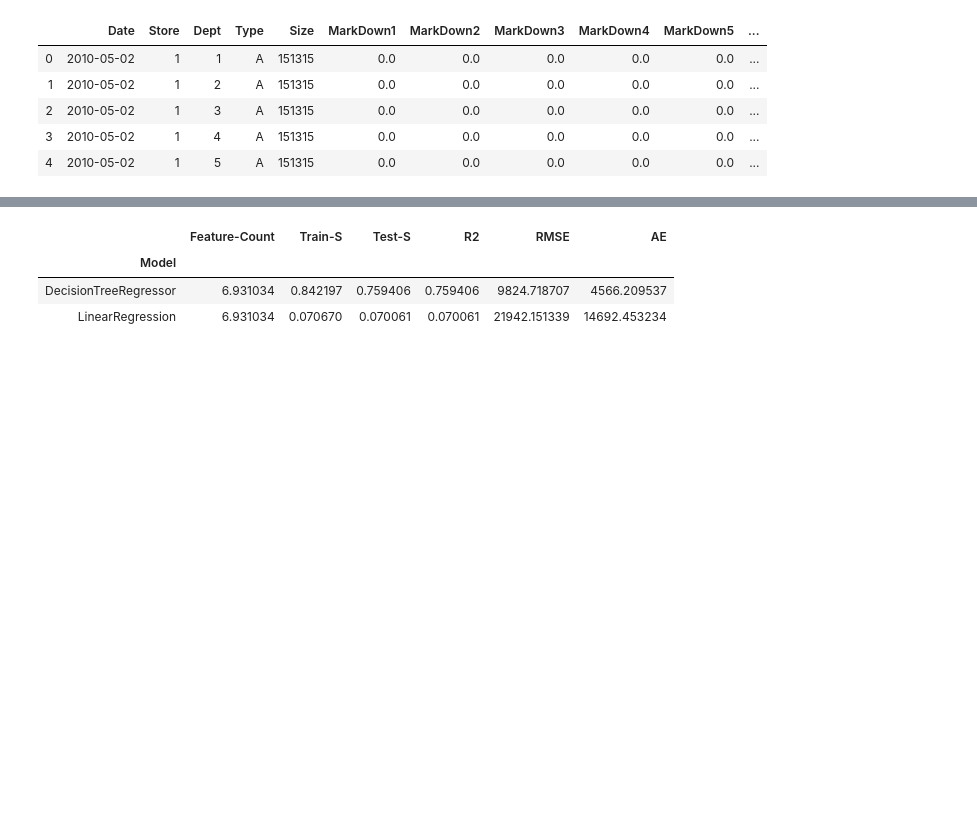
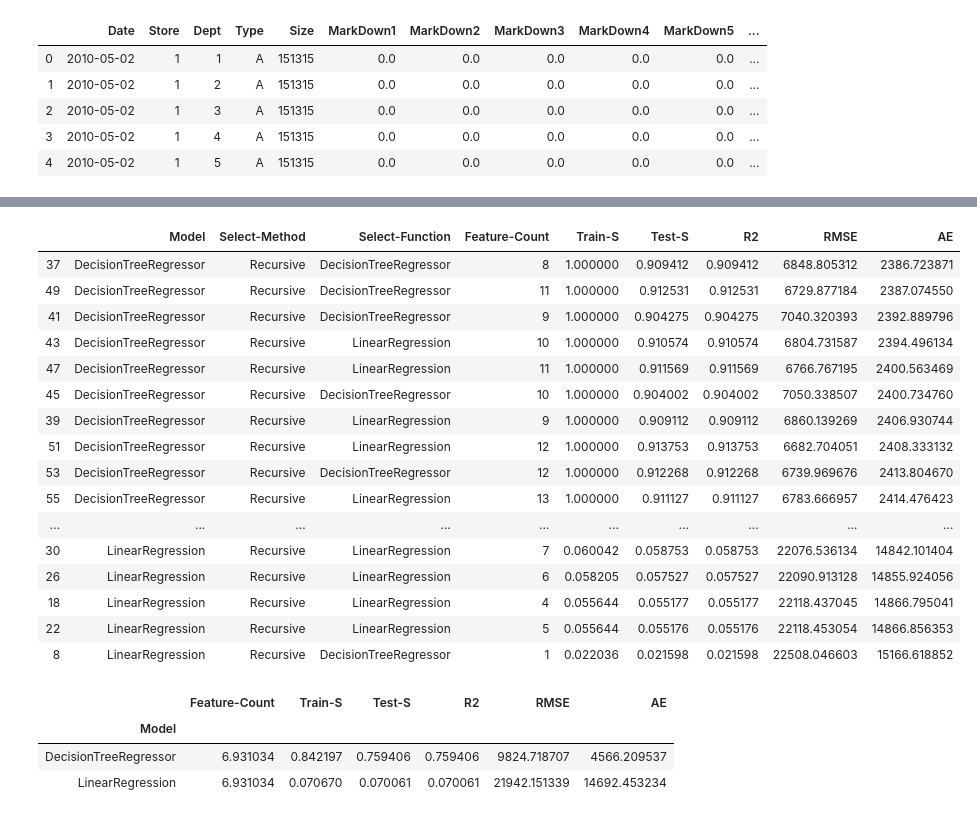
Before and after one commit to RahulRathi46/GL-CapstoneProject, a Jupyter notebook: notebooks/Feature Selction.ipynb, the cells around one changed output, grey strips where cells are left out. Cells and saved outputs as stored; diff of their text form; code cells hidden in the pictures; blank space fills up the shorter version.

```diff
--- a/notebooks/Feature Selction.ipynb
+++ b/notebooks/Feature Selction.ipynb
@@ -76,6 +76,26 @@ fe_ana.sort_values(by='RMSE')
 | 10 | LinearRegression | Recursive | LinearRegression | 2 | 0.033302 | 0.033491 | 0.033491 | 22370.836980 | 14829.366036 |
 | 6 | LinearRegression | Recursive | LinearRegression | 1 | 0.033095 | 0.033452 | 0.033452 | 22371.284514 | 14830.067157 |
 | 8 | LinearRegression | Recursive | DecisionTreeRegressor | 1 | 0.022036 | 0.021598 | 0.021598 | 22508.046603 | 15166.618852 |
+# %%
+fe_ana.sort_values(by='AE')
+# %% [output]
+|  | Model | Select-Method | Select-Function | Feature-Count | Train-S | Test-S | R2 | RMSE | AE |
+| 37 | DecisionTreeRegressor | Recursive | DecisionTreeRegressor | 8 | 1.000000 | 0.909412 | 0.909412 | 6848.805312 | 2386.723871 |
+| 49 | DecisionTreeRegressor | Recursive | DecisionTreeRegressor | 11 | 1.000000 | 0.912531 | 0.912531 | 6729.877184 | 2387.074550 |
+| 41 | DecisionTreeRegressor | Recursive | DecisionTreeRegressor | 9 | 1.000000 | 0.904275 | 0.904275 | 7040.320393 | 2392.889796 |
+| 43 | DecisionTreeRegressor | Recursive | LinearRegression | 10 | 1.000000 | 0.910574 | 0.910574 | 6804.731587 | 2394.496134 |
+| 47 | DecisionTreeRegressor | Recursive | LinearRegression | 11 | 1.000000 | 0.911569 | 0.911569 | 6766.767195 | 2400.563469 |
+| 45 | DecisionTreeRegressor | Recursive | DecisionTreeRegressor | 10 | 1.000000 | 0.904002 | 0.904002 | 7050.338507 | 2400.734760 |
+| 39 | DecisionTreeRegressor | Recursive | LinearRegression | 9 | 1.000000 | 0.909112 | 0.909112 | 6860.139269 | 2406.930744 |
+| 51 | DecisionTreeRegressor | Recursive | LinearRegression | 12 | 1.000000 | 0.913753 | 0.913753 | 6682.704051 | 2408.333132 |
+| 53 | DecisionTreeRegressor | Recursive | DecisionTreeRegressor | 12 | 1.000000 | 0.912268 | 0.912268 | 6739.969676 | 2413.804670 |
+| 55 | DecisionTreeRegressor | Recursive | LinearRegression | 13 | 1.000000 | 0.911127 | 0.911127 | 6783.666957 | 2414.476423 |
+| ... | ... | ... | ... | ... | ... | ... | ... | ... | ... |
+| 30 | LinearRegression | Recursive | LinearRegression | 7 | 0.060042 | 0.058753 | 0.058753 | 22076.536134 | 14842.101404 |
+| 26 | LinearRegression | Recursive | LinearRegression | 6 | 0.058205 | 0.057527 | 0.057527 | 22090.913128 | 14855.924056 |
+| 18 | LinearRegression | Recursive | LinearRegression | 4 | 0.055644 | 0.055177 | 0.055177 | 22118.437045 | 14866.795041 |
+| 22 | LinearRegression | Recursive | LinearRegression | 5 | 0.055644 | 0.055176 | 0.055176 | 22118.453054 | 14866.856353 |
+| 8 | LinearRegression | Recursive | DecisionTreeRegressor | 1 | 0.022036 | 0.021598 | 0.021598 | 22508.046603 | 15166.618852 |
 # %%
 fe_ana.groupby(['Model']).mean()
 # %% [output]
```
Also changed, not shown: 1 other file.
